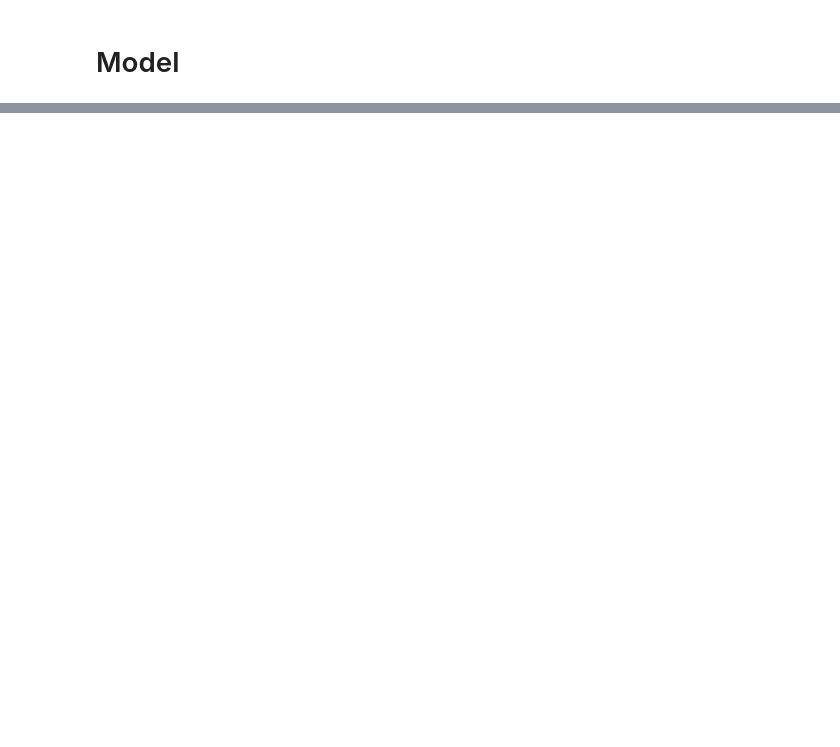
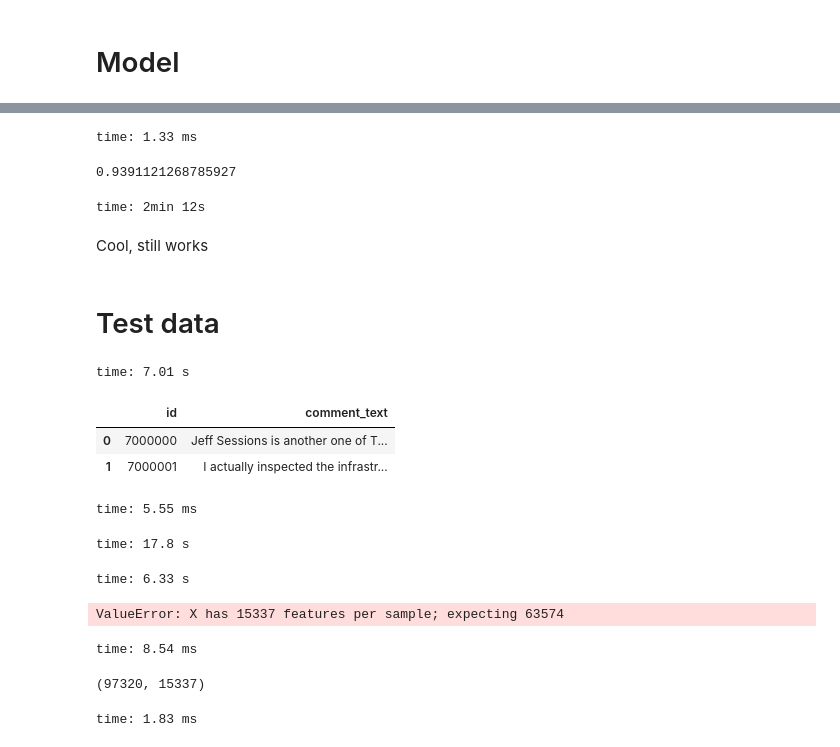
Before and after one commit to chrisdangerhaddad/toxic_comments, a Jupyter notebook: 1_data_cleaning.ipynb, the cells around one changed output, grey strips where cells are left out. Cells and saved outputs as stored; diff of their text form; code cells hidden in the pictures; blank space fills up the shorter version.

```diff
--- a/1_data_cleaning.ipynb
+++ b/1_data_cleaning.ipynb
@@ -241,0 +350,50 @@ time: 4.55 s
+# %%
+# load it again
+with open('my_dumped_classifier.pkl', 'rb') as fid:
+    lr_loaded = pickle.load(fid)
+# %% [output]
+time: 1.33 ms
+# %%
+lr_loaded.score(test_X, test_y)
+# %% [output]
+0.9391121268785927
+time: 2min 12s
+# %% [markdown]
+Cool, still works
+# %% [markdown]
+# Test data
+# %%
+test_orig = pd.read_csv("/home/sroberts/test.csv", engine='python')
+# %% [output]
+time: 7.01 s
+# %%
+test_orig[:2]
+# %% [output]
+|  | id | comment_text |
+| 0 | 7000000 | Jeff Sessions is another one of T... |
+| 1 | 7000001 | I actually inspected the infrastr... |
+time: 5.55 ms
+# %%
+test_orig.fillna(0, inplace=True)
+test_orig['clean'] = test_orig.comment_text.apply(lambda x: " ".join([words.strip(string.punctuation).lower()
+for words in [word for word in x.split() if (word not in string.punctuation) & (word not in english_stopwords)]]))
+test_orig["clean"] = test_orig["clean"].apply(lambda x: " ".join([lemmatizer.lemmatize(w)
+                                                                    for w in w_tokenizer.tokenize(x)]))
+voc_counter = Counter(" ".join(test_orig.clean).split(" "))
+voc_set = dict((k, v) for k, v in voc_counter.items() if v > 10)
+voc_dict = {w:i for w,i in zip(voc_set, range(len(voc_set)))}
+test_orig["clean"] = test_orig["clean"].apply(lambda x: x.split())
+# %% [output]
+time: 17.8 s
+# %%
+#test_orig.loc[test_orig.target >= 0.5, "toxic"] = True
+#test_orig.toxic.fillna(False,inplace=True)
+X = np.zeros((len(test_orig), len(voc_set)), dtype = np.int8 )
+for msg_idx, msg in enumerate(test_orig['clean']):
+    for word in set(msg):
+        if word in voc_dict:
+            X[msg_idx][voc_dict[word]] = msg.count(word)
+
+#y = np.where(test_orig.toxic == True, 1, 0)
+# %% [output]
+time: 6.33 s
@@ -241,0 +402,10 @@ time: 4.55 s
+# %%
+lr.predict(X)
+# %% [output]
+ValueError: X has 15337 features per sample; expecting 63574
+time: 8.54 ms
+# %%
+X.shape
+# %% [output]
+(97320, 15337)
+time: 1.83 ms
```
Also changed, not shown: parts of 56 cells of this notebook.
